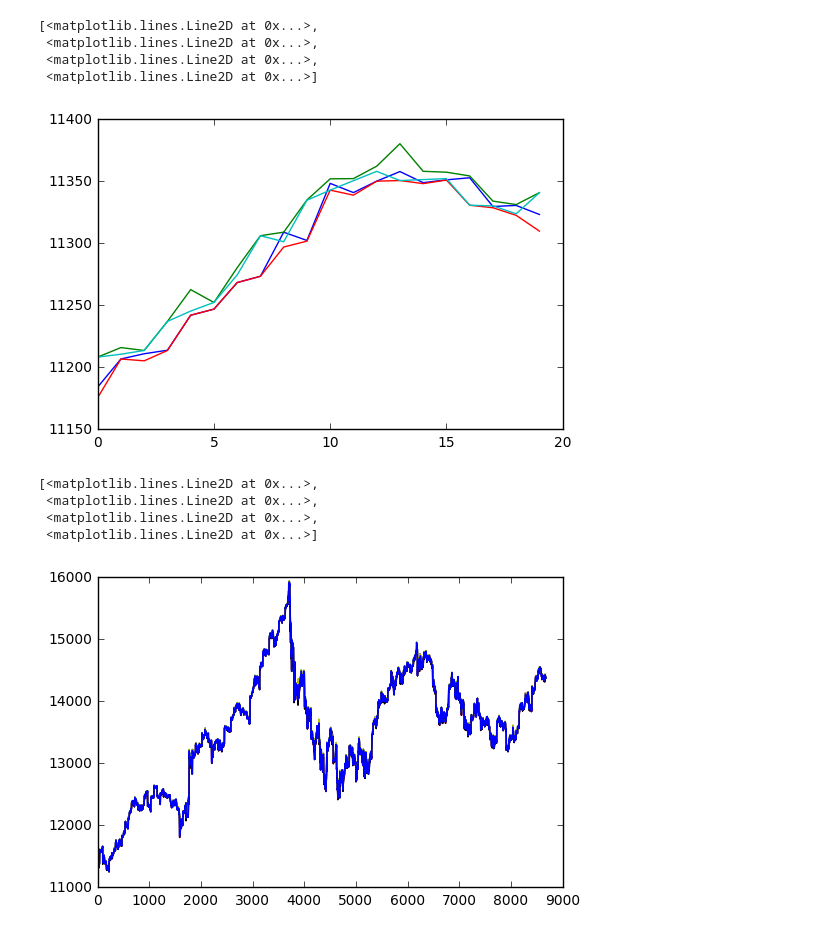
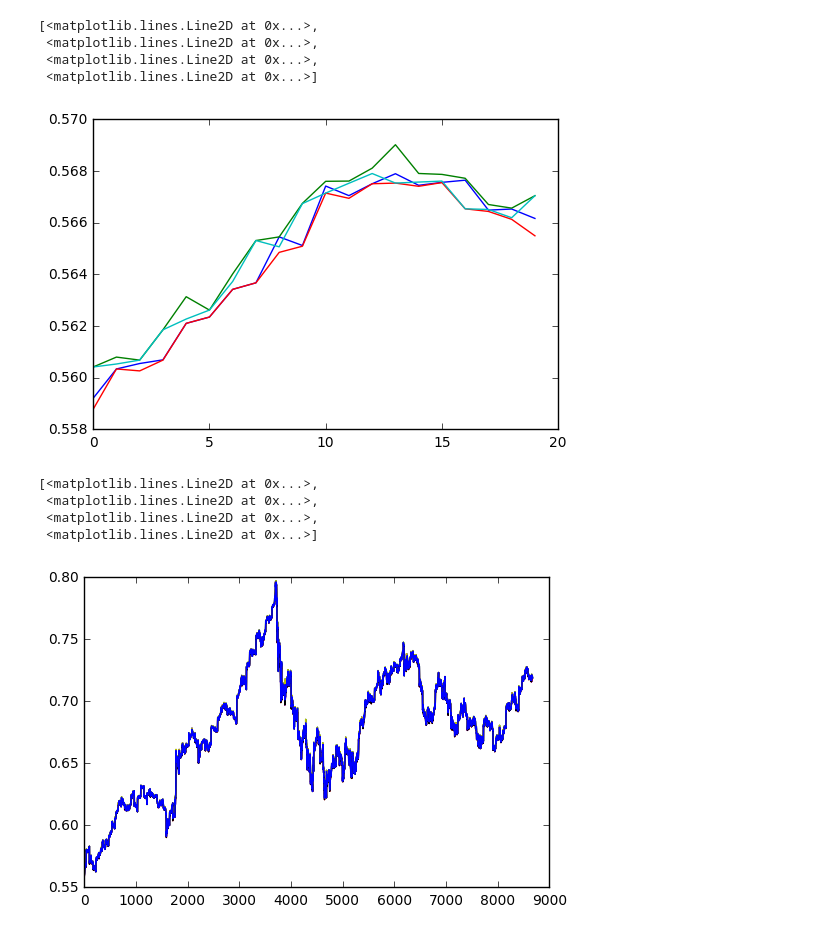
Before and after one commit to haretaro/ichiyo, a Jupyter notebook: net/train.ipynb, the cells around one changed output. Saved outputs shown, nothing was run; the diff lists cells and outputs as text; code cells hidden in the pictures.

```diff
--- a/net/train.ipynb
+++ b/net/train.ipynb
@@ -24,25 +24,26 @@ xp = cuda.cupy if use_gpu is True else np
 # %%
 raw_data = []
 f = open('nikkei5min.csv','r')
 data = csv.reader(f, delimiter=',')
 for row in data:
     if row[7] == "":
         continue
     raw_data.append([row[2], row[3], row[4], row[5]])
 raw_data = np.asarray(raw_data, dtype=np.float32)
+raw_data = raw_data / 20000
 data_x = raw_data[:-1]
 data_y = raw_data[1:]
 train_data_x, test_data_x = data_x[:int(len(data_x) * 0.8)], data_x[:int(len(data_x) * 0.2)]
 train_data_y, test_data_y = data_y[:int(len(data_y) * 0.8)], data_y[:int(len(data_y) * 0.2)]
 
 #plt.plot(train_data_x[:20])
 plt.plot(train_data_y[:20])
 # %% [output]
 [<matplotlib.lines.Line2D at 0x...>,
  <matplotlib.lines.Line2D at 0x...>,
  <matplotlib.lines.Line2D at 0x...>,
  <matplotlib.lines.Line2D at 0x...>]
-[figure, old version]
+[figure, new version]
 # %%
 plt.plot(test_data_x)
 plt.plot(test_data_y)
@@ -51,7 +52,7 @@ plt.plot(test_data_y)
  <matplotlib.lines.Line2D at 0x...>,
  <matplotlib.lines.Line2D at 0x...>,
  <matplotlib.lines.Line2D at 0x...>]
-[figure, old version]
+[figure, new version]
 # %%
 #ネットワークを試す関数
 def evaluate(model, x, y):
```
Also changed, not shown: parts of 10 cells of this notebook, 1 other file.
